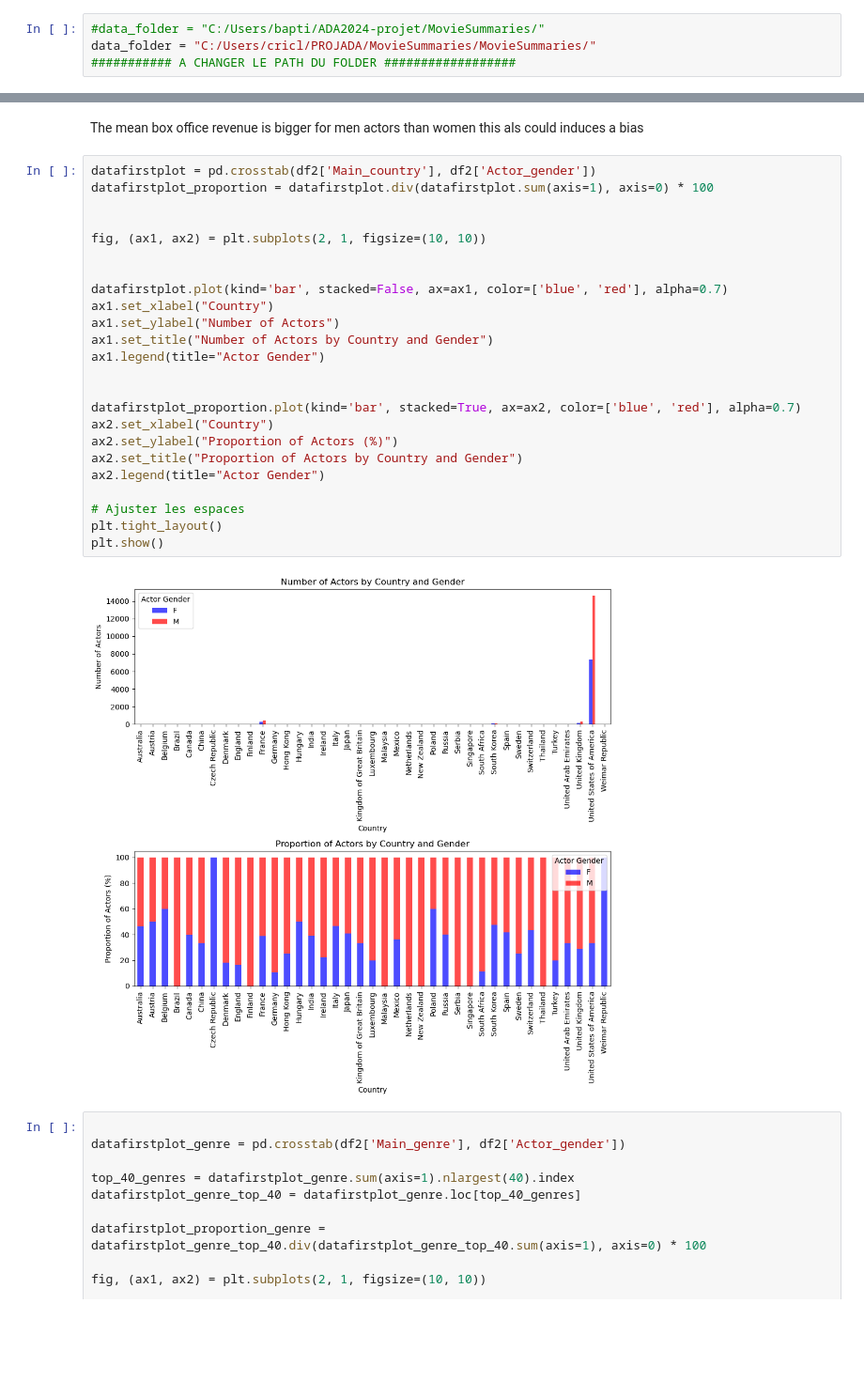
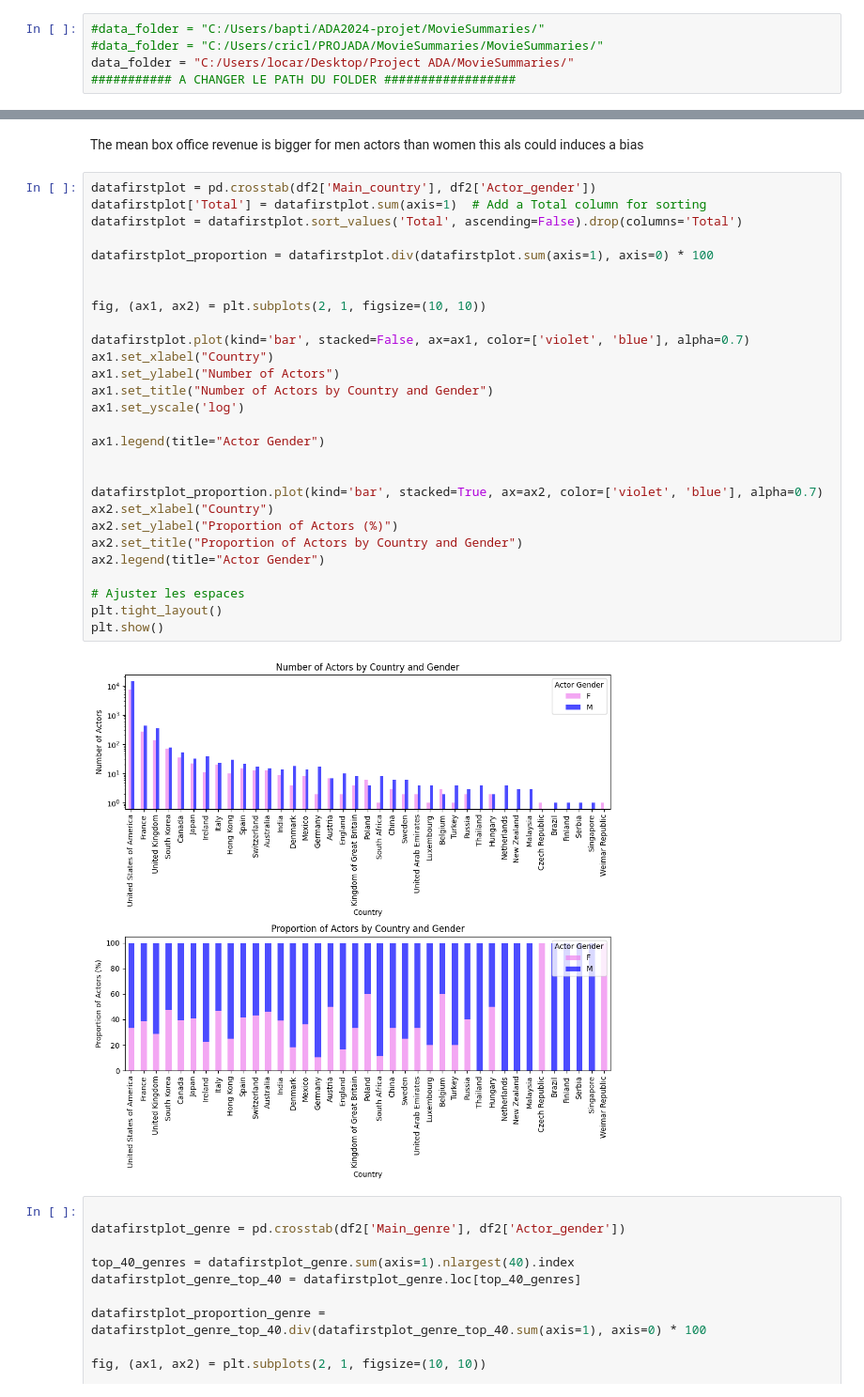
Before and after one commit to epfl-ada/ada-2024-project-ecureuilscosmiques24, a Jupyter notebook: projet_ADA.ipynb, the cells around one changed output, grey strips where cells are left out. Shown at 94% size. Drawn from its saved outputs; the diff is of its cells as text; blank space fills up the shorter version.

```diff
--- a/projet_ADA.ipynb
+++ b/projet_ADA.ipynb
@@ -7,7 +7,8 @@ import seaborn as sns
 import ast
 # %%
 #data_folder = "C:/Users/bapti/ADA2024-projet/MovieSummaries/"
-data_folder = "C:/Users/cricl/PROJADA/MovieSummaries/MovieSummaries/"
+#data_folder = "C:/Users/cricl/PROJADA/MovieSummaries/MovieSummaries/"
+data_folder = "C:/Users/locar/Desktop/Project ADA/MovieSummaries/"
 ########### A CHANGER LE PATH DU FOLDER ##################
 # %%
 try:
@@ -552,30 +571,34 @@ plt.show()
 The mean box office revenue is bigger for men actors than women this als could induces a bias
 # %%
 datafirstplot = pd.crosstab(df2['Main_country'], df2['Actor_gender'])
+datafirstplot['Total'] = datafirstplot.sum(axis=1)  # Add a Total column for sorting
+datafirstplot = datafirstplot.sort_values('Total', ascending=False).drop(columns='Total')
+
 datafirstplot_proportion = datafirstplot.div(datafirstplot.sum(axis=1), axis=0) * 100
 
 
 fig, (ax1, ax2) = plt.subplots(2, 1, figsize=(10, 10))
 
-
-datafirstplot.plot(kind='bar', stacked=False, ax=ax1, color=['blue', 'red'], alpha=0.7)
+datafirstplot.plot(kind='bar', stacked=False, ax=ax1, color=['violet', 'blue'], alpha=0.7)
 ax1.set_xlabel("Country")
 ax1.set_ylabel("Number of Actors")
 ax1.set_title("Number of Actors by Country and Gender")
+ax1.set_yscale('log')
+
 ax1.legend(title="Actor Gender")
 
 
-datafirstplot_proportion.plot(kind='bar', stacked=True, ax=ax2, color=['blue', 'red'], alpha=0.7)
+datafirstplot_proportion.plot(kind='bar', stacked=True, ax=ax2, color=['violet', 'blue'], alpha=0.7)
 ax2.set_xlabel("Country")
 ax2.set_ylabel("Proportion of Actors (%)")
 ax2.set_title("Proportion of Actors by Country and Gender")
 ax2.legend(title="Actor Gender")
 
 # Ajuster les espaces
 plt.tight_layout()
 plt.show()
 # %% [output]
-[figure, old version]
+[figure, new version]
 # %%
 
 datafirstplot_genre = pd.crosstab(df2['Main_genre'], df2['Actor_gender'])
```
Also changed, not shown: parts of 14 cells of this notebook.
